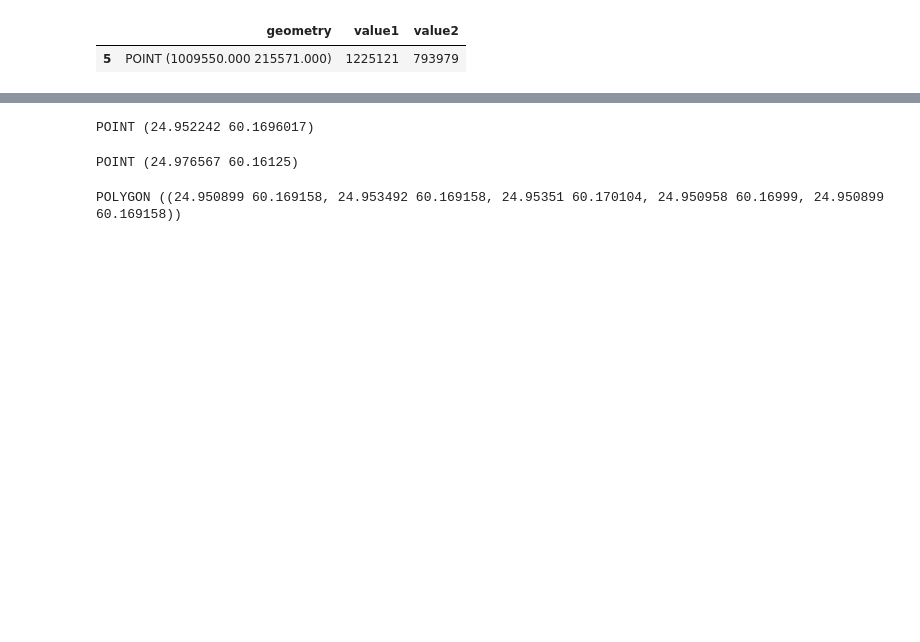
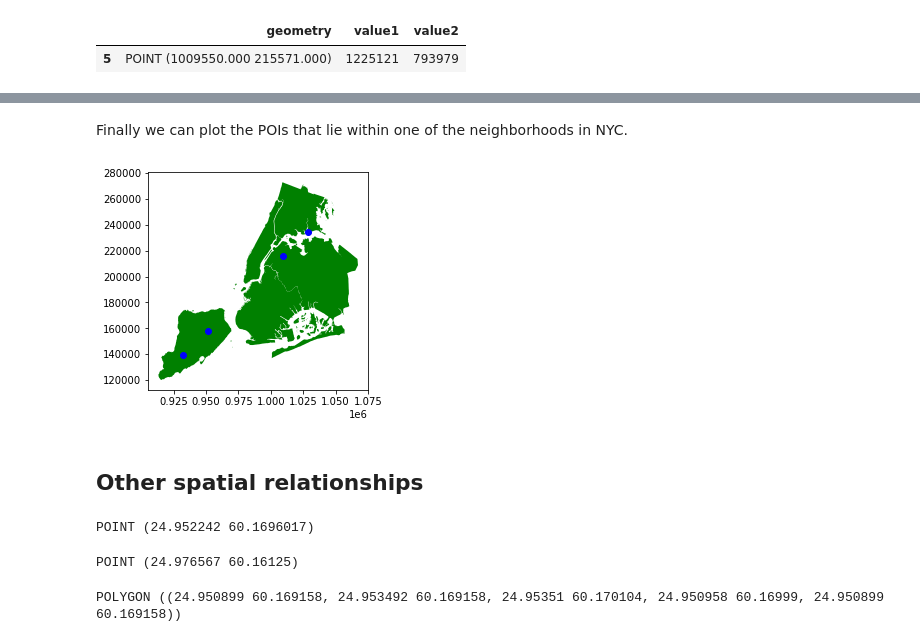
Before and after one commit to luigiselmi/geoscience, a Jupyter notebook: spatial_relationships.ipynb, the cells around one changed output, grey strips where cells are left out. Drawn from its saved outputs; the diff is of its cells as text; code cells hidden in the pictures; blank space fills up the shorter version.

```diff
--- a/spatial_relationships.ipynb
+++ b/spatial_relationships.ipynb
@@ -120,5 +119,5 @@ pip_data.plot(ax=ax, color='blue');
 # %%
-join_inner_df = pointdf.sjoin(polydf, how="inner")
+join_inner_df = pois_df.sjoin(neighborhoods_df, how="inner")
 join_inner_df
 # %% [output]
 |  | geometry | value1 | value2 | index_right | BoroCode | BoroName | Shape_Leng | Shape_Area |
@@ -133,3 +128,13 @@ join_inner_df.explore()
+# %% [markdown]
+Finally we can plot the POIs that lie within one of the neighborhoods in NYC.
+# %%
+fig, ax = plt.subplots()
+neighborhoods_df.plot(ax=ax, facecolor='green')
+join_inner_df.plot(ax=ax, color='blue');
+# %% [output]
+[figure, added]
+# %% [markdown]
+## Other spatial relationships
 # %%
 from shapely.geometry import Point, Polygon
 
```
Also changed, not shown: parts of 24 cells of this notebook.
